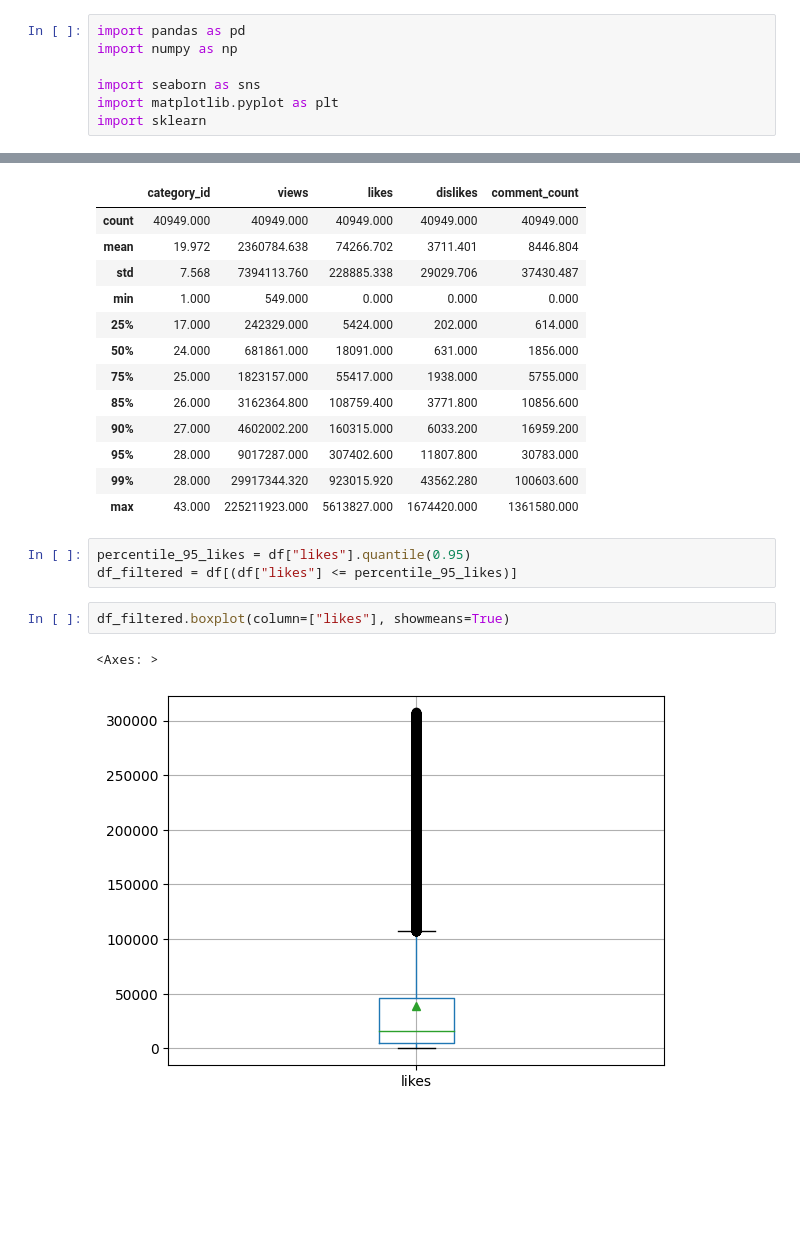
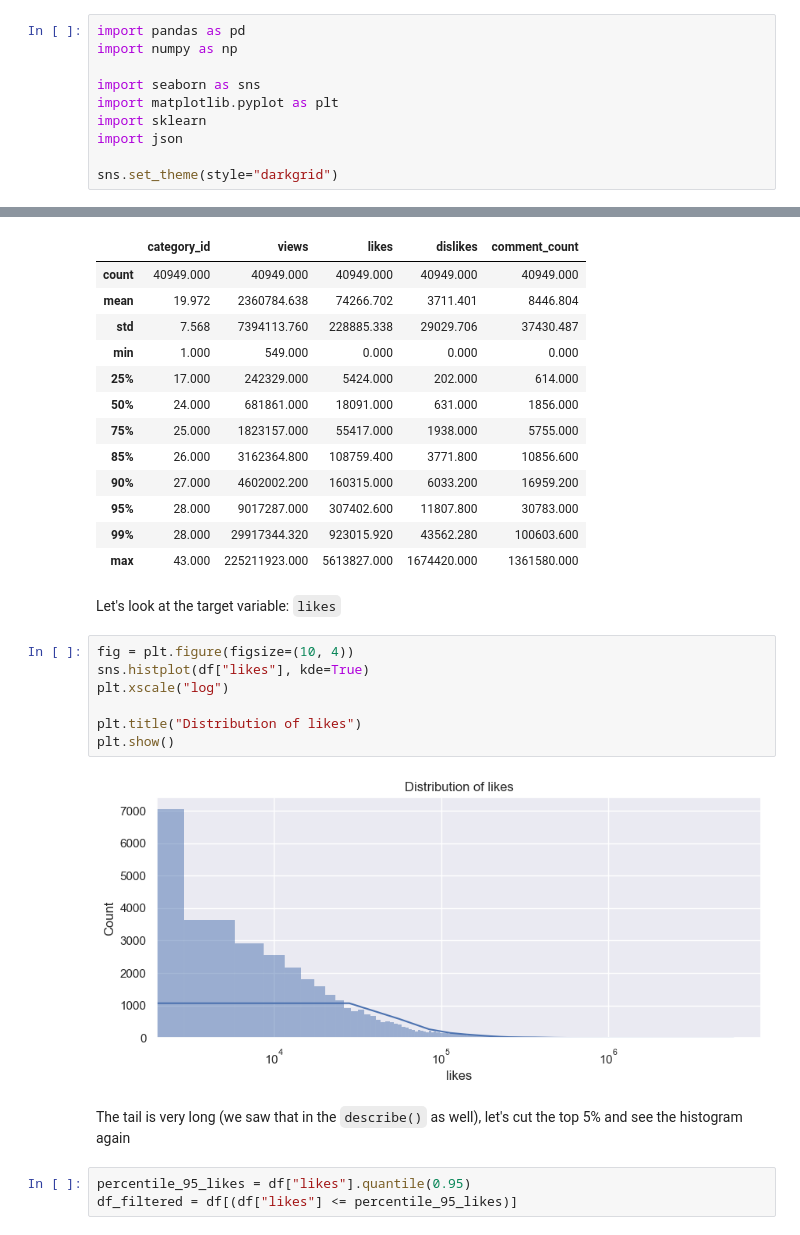
Before and after one commit to opalpeltzman/YouTubeLikesPrediction, a Jupyter notebook: YouTubeLikePrediction.ipynb, the cells around one changed output, grey strips where cells are left out. Cells and saved outputs as stored; diff of their text form; blank space fills up the shorter version.

```diff
--- a/YouTubeLikePrediction.ipynb
+++ b/YouTubeLikePrediction.ipynb
@@ -10,3 +10,6 @@ import numpy as np
 import seaborn as sns
 import matplotlib.pyplot as plt
 import sklearn
+import json
+
+sns.set_theme(style="darkgrid")
@@ -82,11 +89,19 @@ df.describe(percentiles=[0.25, 0.5, 0.75, 0.85, 0.9, 0.95, 0.99]).applymap(lambd
 | 95% | 28.000 | 9017287.000 | 307402.600 | 11807.800 | 30783.000 |
 | 99% | 28.000 | 29917344.320 | 923015.920 | 43562.280 | 100603.600 |
 | max | 43.000 | 225211923.000 | 5613827.000 | 1674420.000 | 1361580.000 |
+# %% [markdown]
+Let's look at the target variable: `likes`
+# %%
+fig = plt.figure(figsize=(10, 4))
+sns.histplot(df["likes"], kde=True)
+plt.xscale("log")
+
+plt.title("Distribution of likes")
+plt.show()
+# %% [output]
+[figure, added]
+# %% [markdown]
+The tail is very long (we saw that in the `describe()` as well), let's cut the top 5% and see the histogram again
 # %%
 percentile_95_likes = df["likes"].quantile(0.95)
 df_filtered = df[(df["likes"] <= percentile_95_likes)]
-# %%
-df_filtered.boxplot(column=["likes"], showmeans=True)
-# %% [output]
-<Axes: >
-[figure, removed]
```
Also changed, not shown: parts of 32 cells of this notebook.
